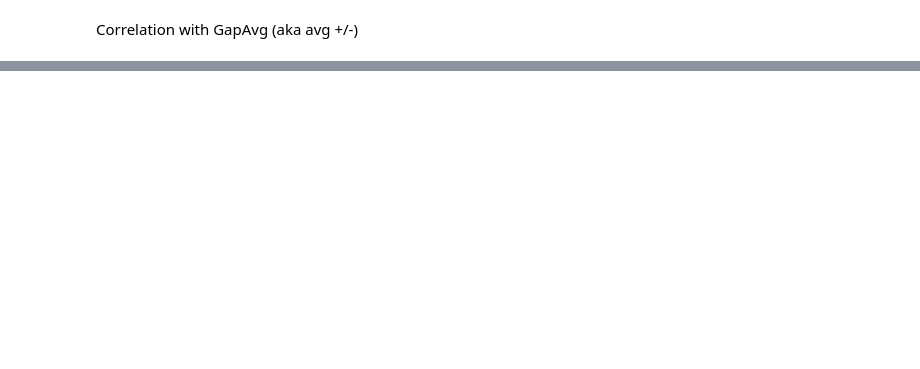
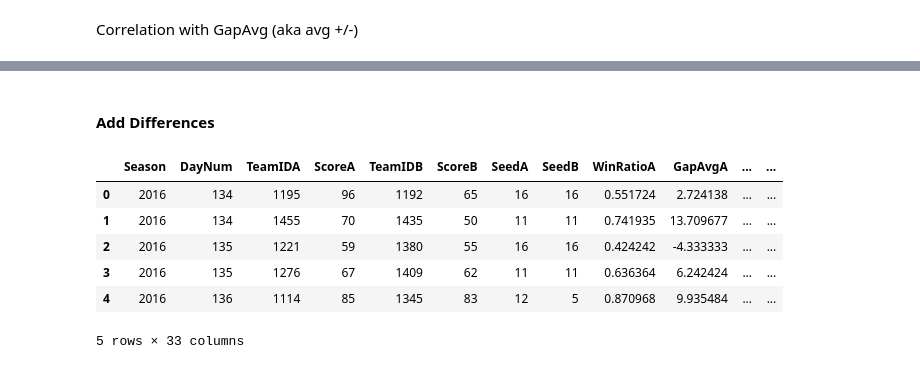
Before and after one commit to ewak42/9417_group_b_march_madness, a Jupyter notebook: advanced_stats_features.ipynb, the cells around one changed output, grey strips where cells are left out. Drawn from its saved outputs; the diff is of its cells as text; code cells hidden in the pictures; blank space fills up the shorter version.

```diff
--- a/advanced_stats_features.ipynb
+++ b/advanced_stats_features.ipynb
@@ -233,0 +330,45 @@ correlations(df_features_season, features, 'GapAvg')
+# %%
+def add_losing_matches(df):
+  win_rename = {
+    "WTeamID": "TeamIDA",
+    "WScore" : "ScoreA",
+    "LTeamID" : "TeamIDB",
+    "LScore": "ScoreB",
+    }
+  win_rename.update({c : c[:-1] + "A" for c in df.columns if c.endswith('W')})
+  win_rename.update({c : c[:-1] + "B" for c in df.columns if c.endswith('L')})
+
+  lose_rename = {
+    "WTeamID": "TeamIDB",
+    "WScore" : "ScoreB",
+    "LTeamID" : "TeamIDA",
+    "LScore": "ScoreA",
+  }
+  lose_rename.update({c : c[:-1] + "B" for c in df.columns if c.endswith('W')})
+  lose_rename.update({c : c[:-1] + "A" for c in df.columns if c.endswith('L')})
+
+  win_df = df.copy()
+  lose_df = df.copy()
+
+  win_df = win_df.rename(columns=win_rename)
+  lose_df = lose_df.rename(columns=lose_rename)
+
+  return pd.concat([win_df, lose_df], axis=0, sort=False)
+df = add_losing_matches(df)
+# %% [markdown]
+#### Add Differences
+# %%
+cols_to_diff = [
+    'Seed', 'WinRatio', 'GapAvg', 'TrueShooting', 'TotalRebound', 'AssistToTurnover', 'OffRating', 'DefRating', 'NetRating'
+]
+for col in cols_to_diff:
+    df[col + 'Diff'] = df[col + 'A'] - df[col + 'B']
+df.head()
+# %% [output]
+|  | Season | DayNum | TeamIDA | ScoreA | TeamIDB | ScoreB | SeedA | SeedB | WinRatioA | GapAvgA | ... | ... |
+| 0 | 2016 | 134 | 1195 | 96 | 1192 | 65 | 16 | 16 | 0.551724 | 2.724138 | ... | ... |
+| 1 | 2016 | 134 | 1455 | 70 | 1435 | 50 | 11 | 11 | 0.741935 | 13.709677 | ... | ... |
+| 2 | 2016 | 135 | 1221 | 59 | 1380 | 55 | 16 | 16 | 0.424242 | -4.333333 | ... | ... |
+| 3 | 2016 | 135 | 1276 | 67 | 1409 | 62 | 11 | 11 | 0.636364 | 6.242424 | ... | ... |
+| 4 | 2016 | 136 | 1114 | 85 | 1345 | 83 | 12 | 5 | 0.870968 | 9.935484 | ... | ... |
+5 rows × 33 columns
```
Also changed, not shown: parts of 42 cells of this notebook.
